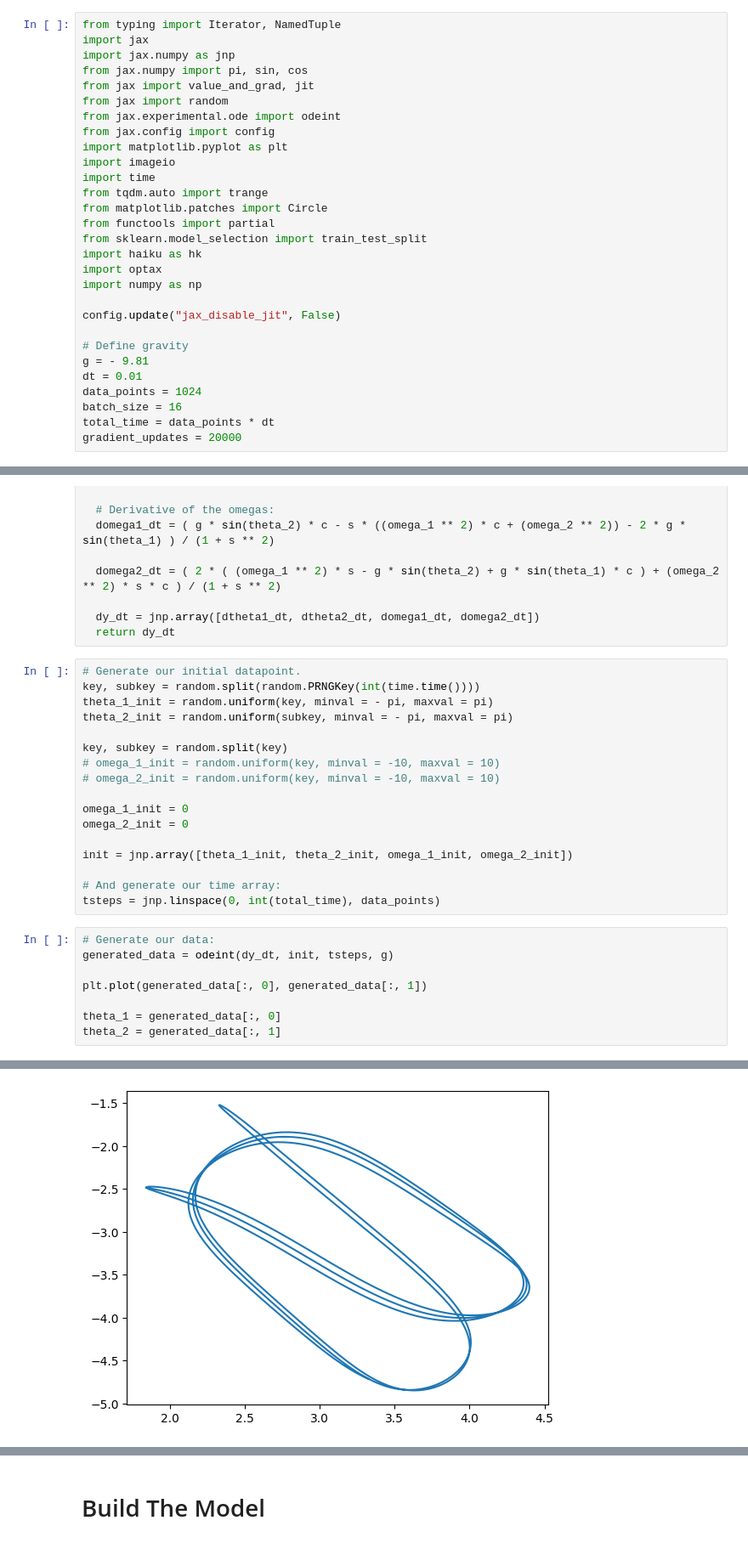
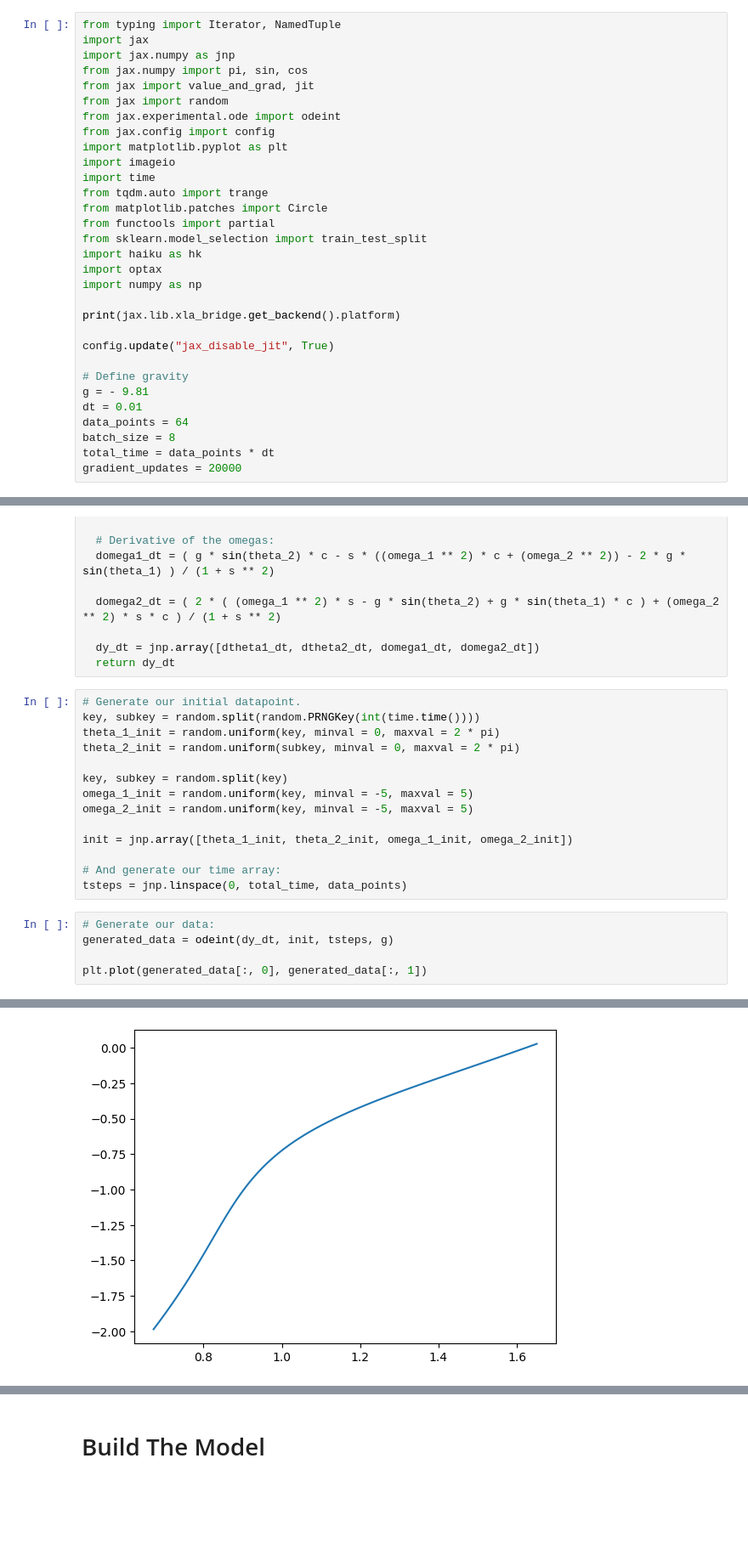
Before and after one commit to jakedorman64/internship, a Jupyter notebook: Double_Pendulum_NeuralODE.ipynb, the cells around one changed output, grey strips where cells are left out. Shown at 85% size. Drawn from its saved outputs; the diff is of its cells as text; blank space fills up the shorter version.

```diff
--- a/Double_Pendulum_NeuralODE.ipynb
+++ b/Double_Pendulum_NeuralODE.ipynb
@@ -59,12 +59,14 @@ import haiku as hk
 import optax
 import numpy as np
 
-config.update("jax_disable_jit", False)
+print(jax.lib.xla_bridge.get_backend().platform)
+
+config.update("jax_disable_jit", True)
 
 # Define gravity
 g = - 9.81
 dt = 0.01
-data_points = 1024
-batch_size = 16
+data_points = 64
+batch_size = 8
 total_time = data_points * dt
 gradient_updates = 20000
@@ -96,26 +100,20 @@ def dy_dt(y, t, g):
 # %%
 # Generate our initial datapoint.
 key, subkey = random.split(random.PRNGKey(int(time.time())))
-theta_1_init = random.uniform(key, minval = - pi, maxval = pi)
-theta_2_init = random.uniform(subkey, minval = - pi, maxval = pi)
+theta_1_init = random.uniform(key, minval = 0, maxval = 2 * pi)
+theta_2_init = random.uniform(subkey, minval = 0, maxval = 2 * pi)
 
 key, subkey = random.split(key)
-# omega_1_init = random.uniform(key, minval = -10, maxval = 10)
-# omega_2_init = random.uniform(key, minval = -10, maxval = 10)
-
-omega_1_init = 0
-omega_2_init = 0
+omega_1_init = random.uniform(key, minval = -5, maxval = 5)
+omega_2_init = random.uniform(key, minval = -5, maxval = 5)
 
 init = jnp.array([theta_1_init, theta_2_init, omega_1_init, omega_2_init])
 
 # And generate our time array:
-tsteps = jnp.linspace(0, int(total_time), data_points)
+tsteps = jnp.linspace(0, total_time, data_points)
 # %%
 # Generate our data:
 generated_data = odeint(dy_dt, init, tsteps, g)
 
 plt.plot(generated_data[:, 0], generated_data[:, 1])
-
-theta_1 = generated_data[:, 0]
-theta_2 = generated_data[:, 1]
 # %% [output]
@@ -122,3 +121,3 @@ theta_2 = generated_data[:, 1]
-[figure, old version]
+[figure, new version]
 # %%
 # Normalise the angles by dividing by pi, and the velocity by dividing by 100.
```
Also changed, not shown: parts of 14 cells of this notebook.
